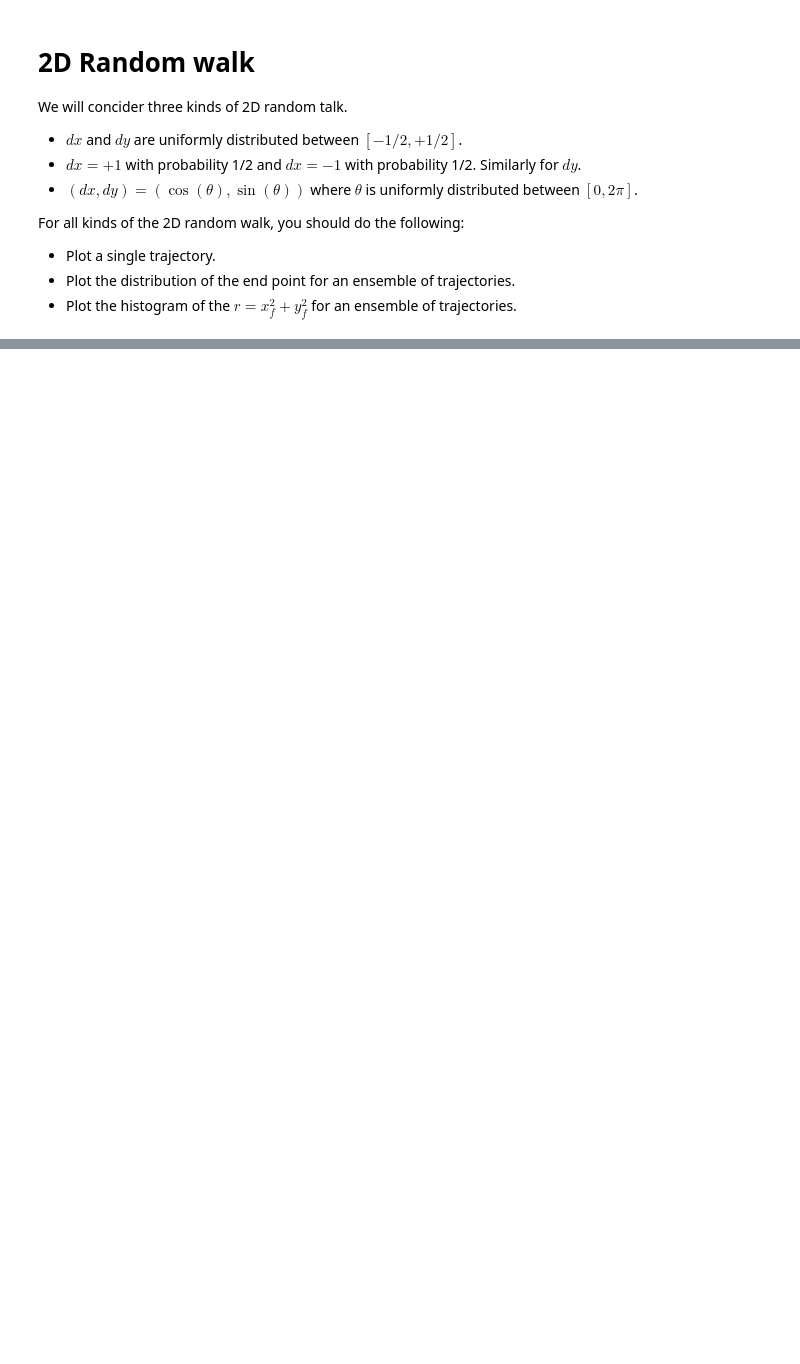
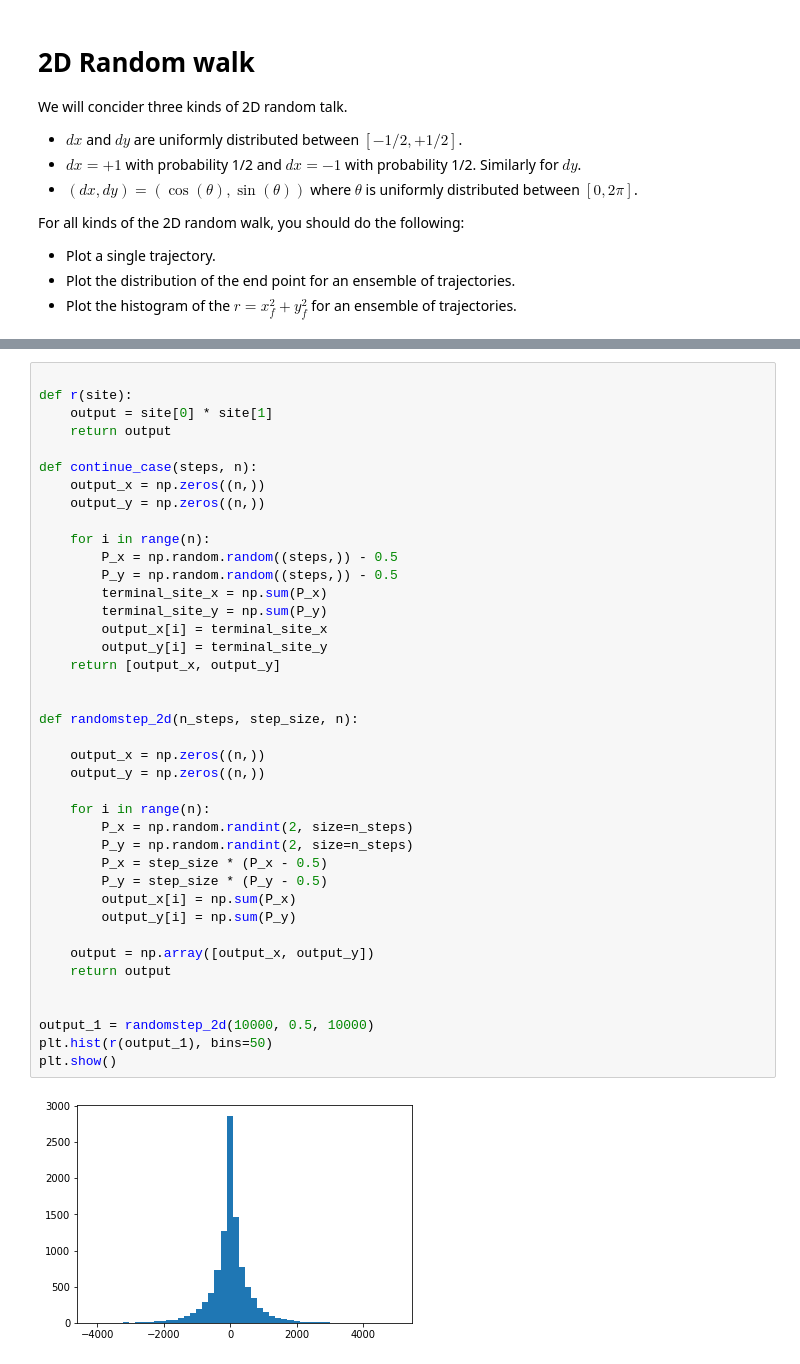
Before and after one commit to NTHU-Phys-Qubit/hw1-cyy7230, a Jupyter notebook: Problem-2.ipynb, the cells around one changed output, grey strips where cells are left out. Cells and saved outputs as stored; diff of their text form; blank space fills up the shorter version.

```diff
--- a/Problem-2.ipynb
+++ b/Problem-2.ipynb
@@ -68 +59,43 @@ pylab.show()
+# %%
+
+def r(site):
+    output = site[0] * site[1]
+    return output
+
+def continue_case(steps, n):
+    output_x = np.zeros((n,))
+    output_y = np.zeros((n,))
+
+    for i in range(n):
+        P_x = np.random.random((steps,)) - 0.5
+        P_y = np.random.random((steps,)) - 0.5
+        terminal_site_x = np.sum(P_x)
+        terminal_site_y = np.sum(P_y)
+        output_x[i] = terminal_site_x
+        output_y[i] = terminal_site_y
+    return [output_x, output_y]
+
+
+def randomstep_2d(n_steps, step_size, n):
+
+    output_x = np.zeros((n,))
+    output_y = np.zeros((n,))
+
+    for i in range(n):
+        P_x = np.random.randint(2, size=n_steps)
+        P_y = np.random.randint(2, size=n_steps)
+        P_x = step_size * (P_x - 0.5)
+        P_y = step_size * (P_y - 0.5)
+        output_x[i] = np.sum(P_x)
+        output_y[i] = np.sum(P_y)
+
+    output = np.array([output_x, output_y])
+    return output
+
+
+output_1 = randomstep_2d(10000, 0.5, 10000)
+plt.hist(r(output_1), bins=50)
+plt.show()
+# %% [output]
+[figure, added]
 # %%
```
Also changed, not shown: parts of 15 cells of this notebook.
